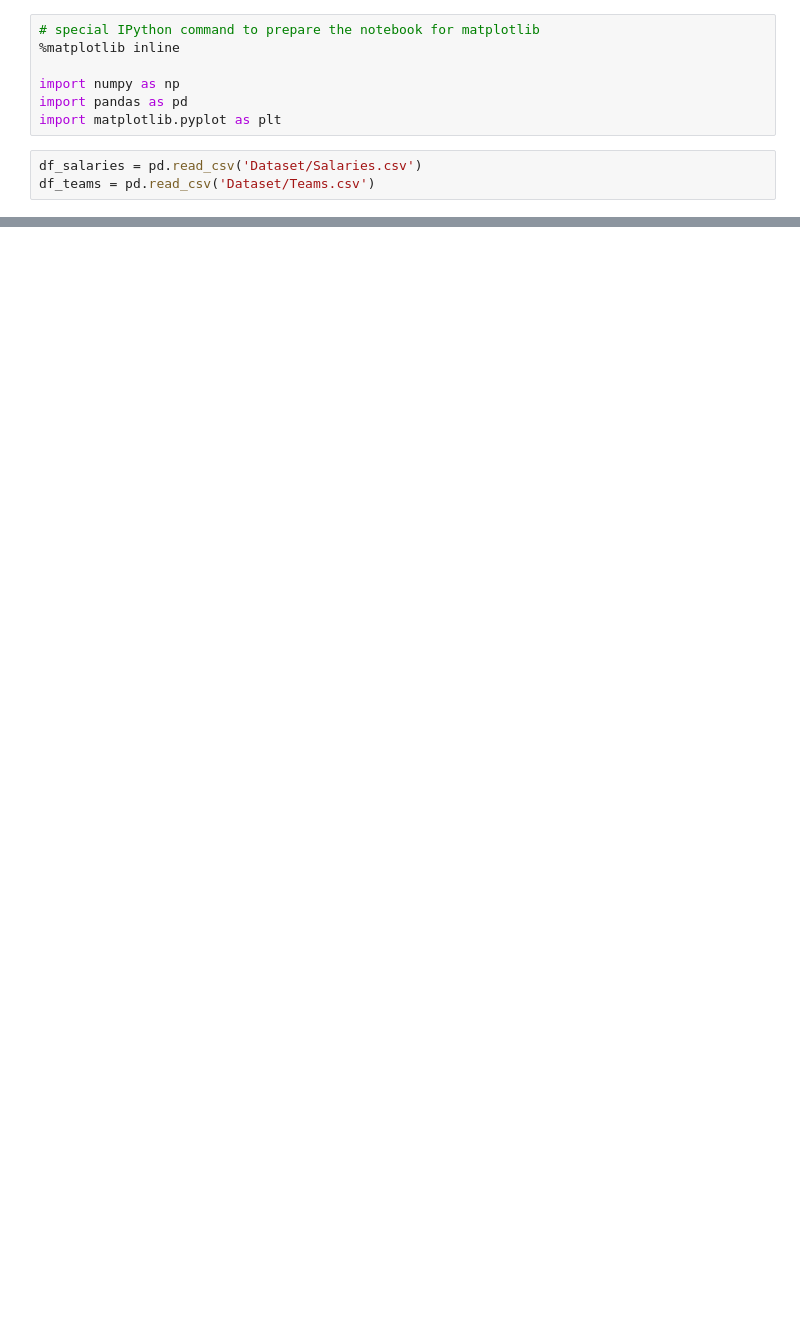
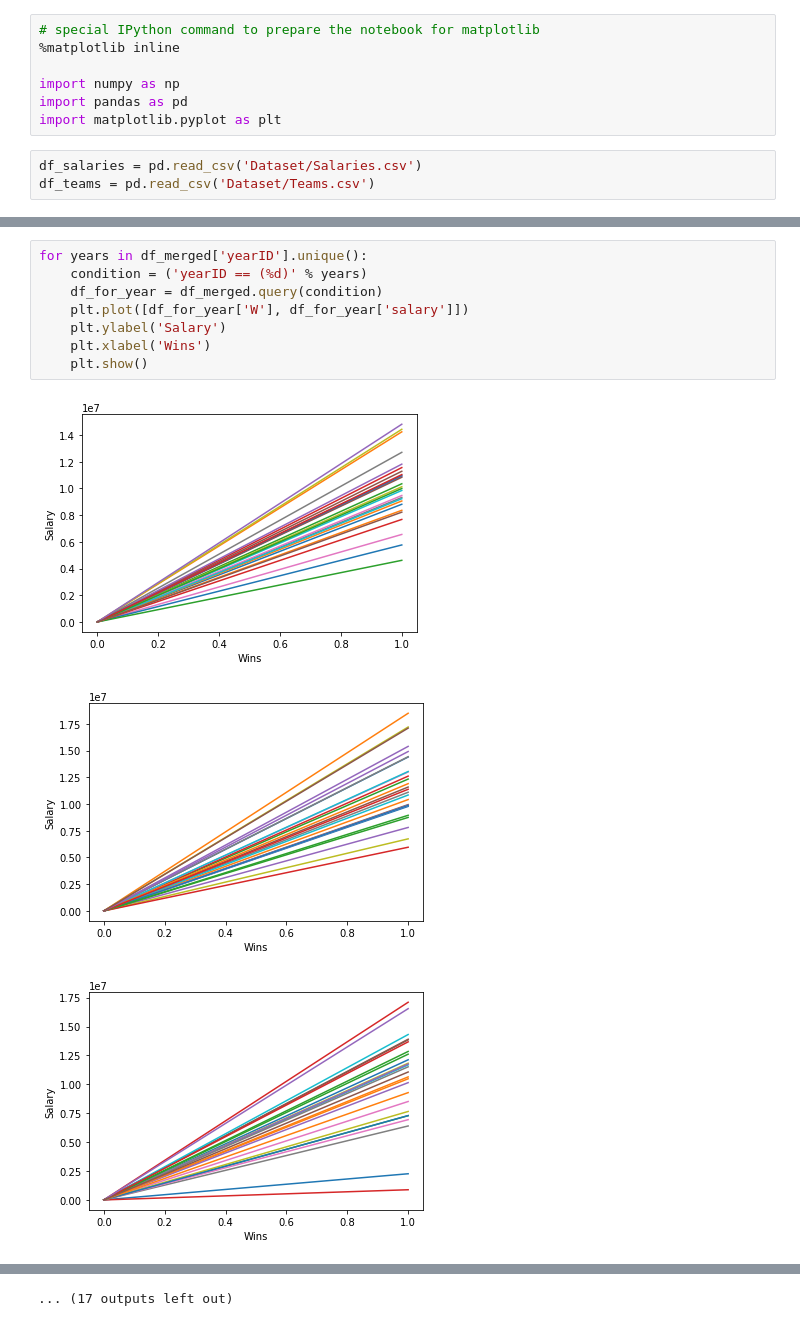
Before and after one commit to RonakKhandelwal/BaseballAdvantage, a Jupyter notebook: BaseballAdvantage.ipynb, the cells around one changed output, grey strips where cells are left out. Cells and saved outputs as stored; diff of their text form; blank space fills up the shorter version.

```diff
--- a/BaseballAdvantage.ipynb
+++ b/BaseballAdvantage.ipynb
@@ -22,0 +63,12 @@ df_teams.head()
+# %%
+for years in df_merged['yearID'].unique():
+    condition = ('yearID == (%d)' % years)
+    df_for_year = df_merged.query(condition)
+    plt.plot([df_for_year['W'], df_for_year['salary']])
+    plt.ylabel('Salary')
+    plt.xlabel('Wins')
+    plt.show()
+# %% [output]
+[figure, added]
+[figure, added]
+[figure, added]
@@ -22,0 +84 @@ df_teams.head()
+... (17 outputs left out)
```
Also changed, not shown: parts of 6 cells of this notebook.
